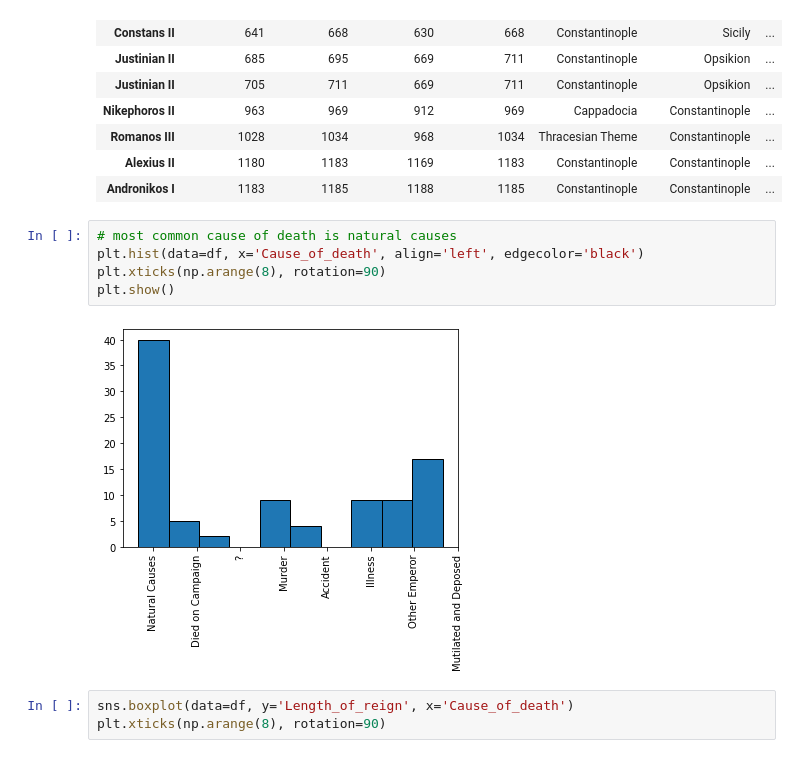
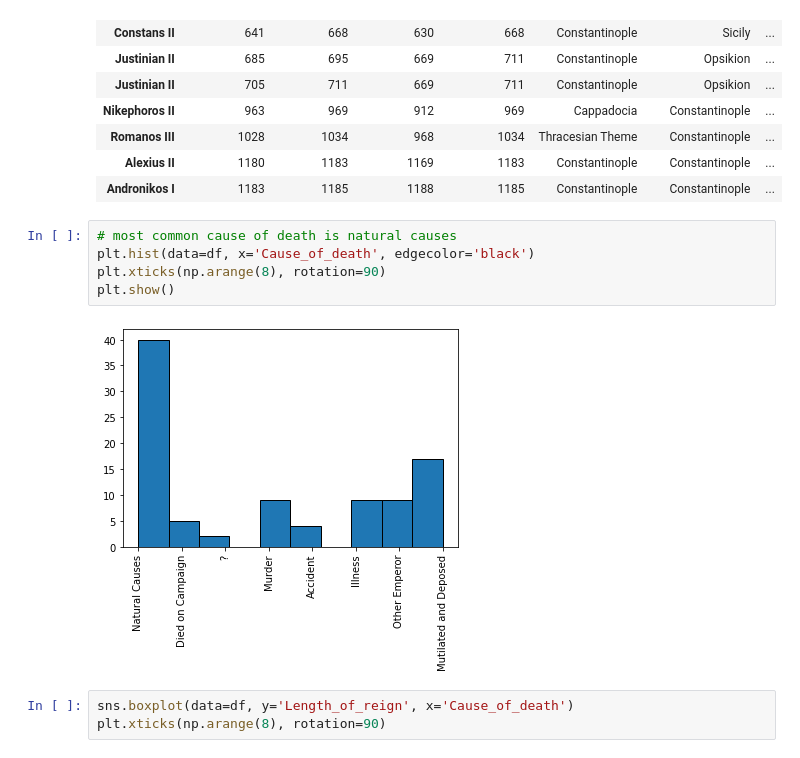
Before and after one commit to BurtonBarnes/byzantine, a Jupyter notebook: exploration.ipynb, the cells around one changed output. Cells and saved outputs as stored; diff of their text form.

```diff
--- a/exploration.ipynb
+++ b/exploration.ipynb
@@ -286,11 +286,11 @@ df[df['Cause_of_death'] == 'Murder']
 | Andronikos I | 1183 | 1185 | 1188 | 1185 | Constantinople | Constantinople | ... |
 # %%
 # most common cause of death is natural causes
-plt.hist(data=df, x='Cause_of_death', align='left', edgecolor='black')
+plt.hist(data=df, x='Cause_of_death', edgecolor='black')
 plt.xticks(np.arange(8), rotation=90)
 plt.show()
 # %% [output]
-[figure, old version]
+[figure, new version]
 # %%
 sns.boxplot(data=df, y='Length_of_reign', x='Cause_of_death')
 plt.xticks(np.arange(8), rotation=90)
```
Also changed, not shown: parts of 9 cells of this notebook.
